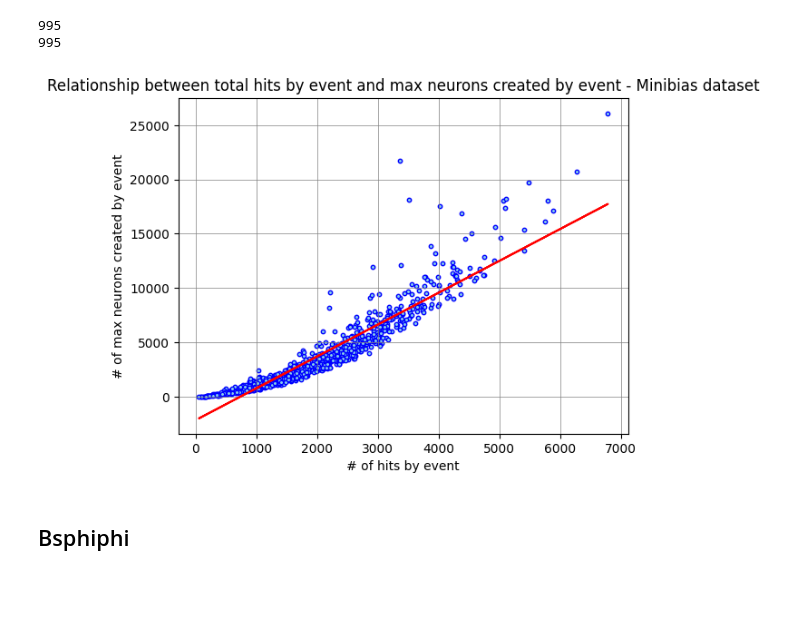
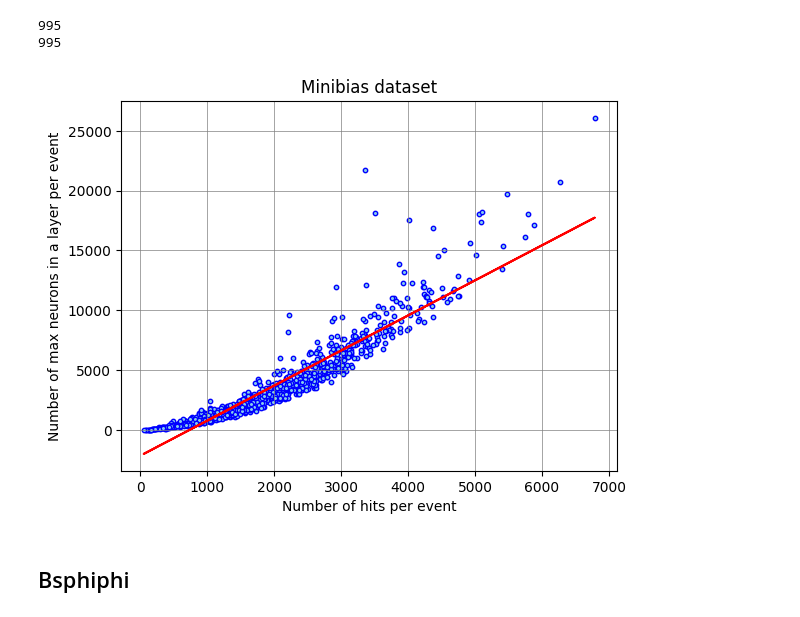
Before and after one commit to alawaree/Code_Thesis_HopfieldNetwork_VELO, a Jupyter notebook: data_analysis/hits_neurons_analysis.ipynb, the cells around one changed output. Saved outputs shown, nothing was run; the diff lists cells and outputs as text; code cells hidden in the pictures; blank space fills up the shorter version.

```diff
--- a/data_analysis/hits_neurons_analysis.ipynb
+++ b/data_analysis/hits_neurons_analysis.ipynb
@@ -109,22 +109,22 @@ print(len(list_hits_total))
 # %%
 # quick linear regression
 x = np.array(list_hits_total)
 y = np.array(list_max_neurons)
 slope, intercept = np.polyfit(x, y, 1)
 trendline = slope * np.array(x) + intercept
 
 # Create a scatter plot
 plt.scatter(x, y,s=10, marker='o', color = "skyblue", edgecolor='blue')
 plt.grid(True, color='grey', linewidth=0.5)
 
 # Add the polynomial regression curve to the plot
 plt.plot(x, trendline, color='red')
-plt.xlabel('# of hits by event')
-plt.ylabel('# of max neurons created by event')
-plt.title('Relationship between total hits by event and max neurons created by event - Minibias dataset')
+plt.xlabel('Number of hits per event')
+plt.ylabel('Number of max neurons in a layer per event')
+plt.title('Minibias dataset')
 plt.show()
 # %% [output]
-[figure, old version]
+[figure, new version]
 # %% [markdown]
 ## Bsphiphi
 # %%
```
Also changed, not shown: parts of 1 cell of this notebook, 19 other files.
